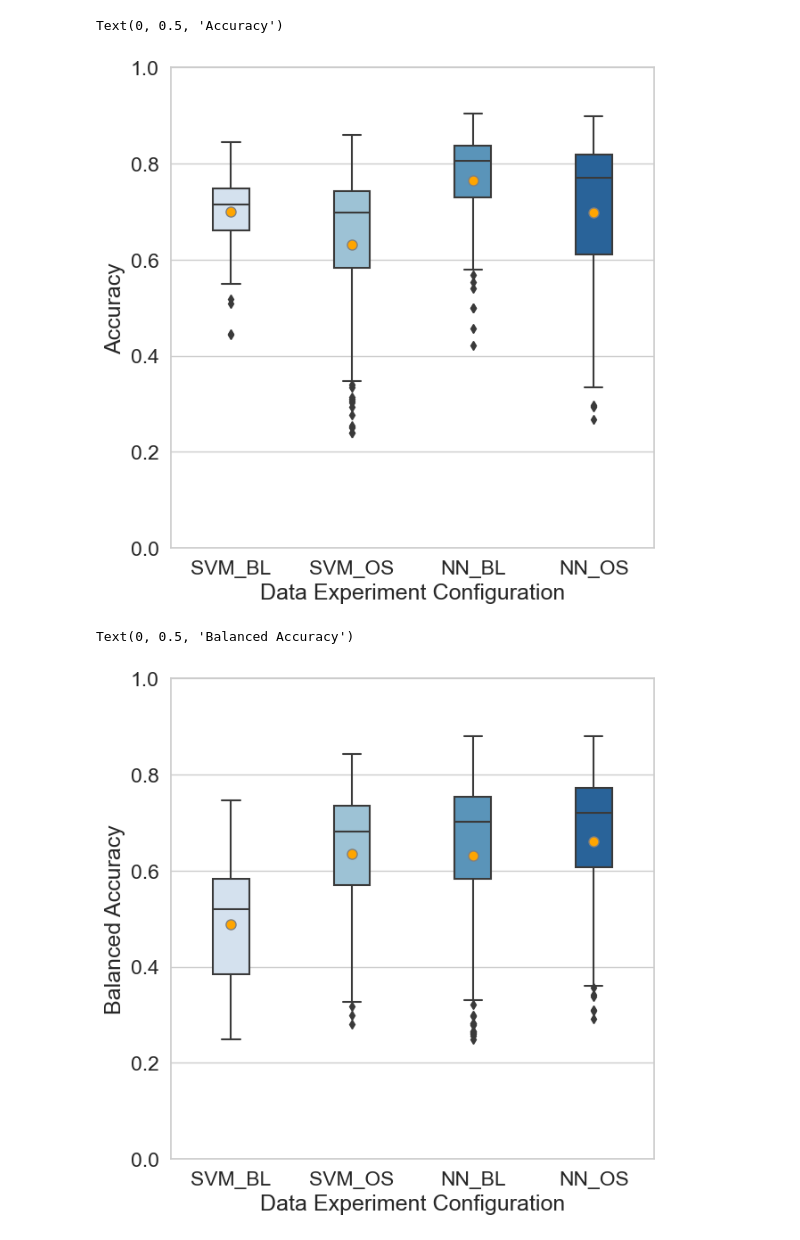
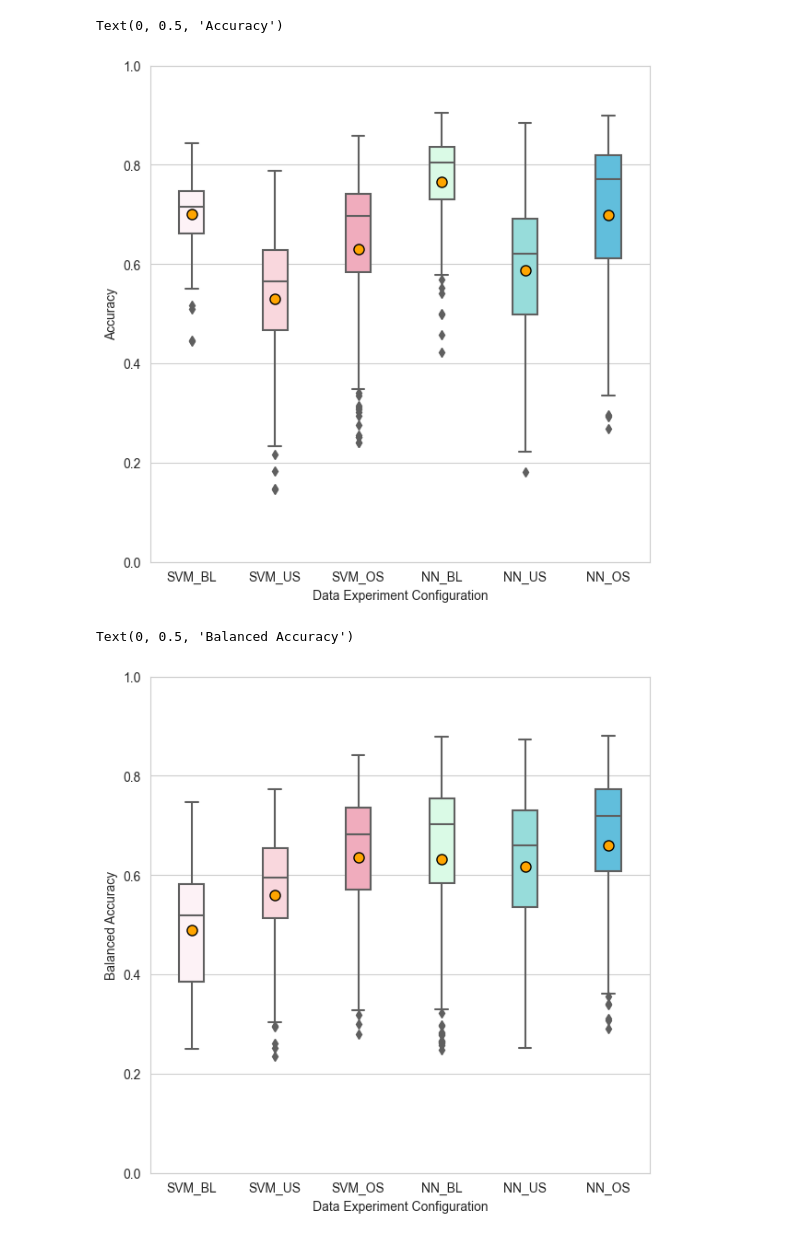
Before and after one commit to annanda/emotion_detection_for_children_with_asd, a Jupyter notebook: emotion_detection_system/processing_results/notebooks/BoxPlot - Chap 6 Thesis.ipynb, the cells around one changed output. Saved outputs shown, nothing was run; the diff lists cells and outputs as text; code cells hidden in the pictures.

Commit message:
Results for step-2, chap 6 of Thesis.

```diff
--- a/emotion_detection_system/processing_results/notebooks/BoxPlot - Chap 6 Thesis.ipynb
+++ b/emotion_detection_system/processing_results/notebooks/BoxPlot - Chap 6 Thesis.ipynb
@@ -36,10 +36,13 @@ def does_it_pass_t_test(values_1, values_2,tolerance=0.05):
 # %%
 BASELINE_DATA['data_experiment_config'] = 'SVM_BL'
 oversampling_data_results['data_experiment_config'] = 'SVM_OS'
+svm_undersampling_data_results['data_experiment_config'] = 'SVM_US'
 nn_bl_data_results['data_experiment_config'] = 'NN_BL'
 nn_oversampling_data_results['data_experiment_config'] = 'NN_OS'
-current_data = pd.concat([BASELINE_DATA, oversampling_data_results, nn_bl_data_results, nn_oversampling_data_results])
-current_data.head()
+nn_undersampling_data_results['data_experiment_config'] = 'NN_US'
+current_data = pd.concat([BASELINE_DATA, svm_undersampling_data_results, oversampling_data_results,
+                          nn_bl_data_results, nn_undersampling_data_results, nn_oversampling_data_results])
+current_data
 # %% [output]
 |  | Data_Included_Slug | Participant | Session | Scenario | Annotation_Type | Accuracy | Accuracy_Balanced | ... |
 | 0 | session_03_02_va_early_fusion | NaN | Session_03_02 | va_early_fusion | parents | 0.7030 | 0.5978 | ... |
@@ -50,26 +60,31 @@ current_data.head()
 # %%
+my_palette = {'SVM_BL': '#FFF0F5', 'SVM_US': '#FFD1DA', 'SVM_OS': '#FBA1B7',
+             'NN_OS': '#4CC9F0', 'NN_US': '#8BE8E5', 'NN_BL': '#D5FFE4' }
+sns.set_style("whitegrid")
 ax = sns.boxplot(data=current_data, x="data_experiment_config", y="Accuracy",
-                 width=0.3, palette='Blues', showmeans=True,
+                 width=0.3, palette=my_palette, showmeans=True,
                  meanprops={'marker':'o',
                        'markerfacecolor':'orange',
-                       'markeredgecolor':'grey',
+                       'markeredgecolor':'black',
                        'markersize':'8'})
 ax.set(ylim=(0,1))
 ax.set_xlabel('Data Experiment Configuration')
 ax.set_ylabel('Accuracy')
 # %% [output]
 Text(0, 0.5, 'Accuracy')
-[figure, old version]
+[figure, new version]
 # %%
+my_palette = {'SVM_BL': '#FFF0F5', 'SVM_US': '#FFD1DA', 'SVM_OS': '#FBA1B7',
+             'NN_OS': '#4CC9F0', 'NN_US': '#8BE8E5', 'NN_BL': '#D5FFE4' }
 ax = sns.boxplot(data=current_data, x="data_experiment_config", y="Accuracy_Balanced",
-                 width=0.3, palette='Blues',  showmeans=True,
+                 width=0.3, palette=my_palette,  showmeans=True,
                  meanprops={'marker':'o',
                        'markerfacecolor':'orange',
-                       'markeredgecolor':'grey',
+                       'markeredgecolor':'black',
                        'markersize':'8'})
 ax.set(ylim=(0,1))
 ax.set_xlabel('Data Experiment Configuration')
 ax.set_ylabel('Balanced Accuracy')
 # %% [output]
 Text(0, 0.5, 'Balanced Accuracy')
-[figure, old version]
+[figure, new version]
```
Also changed, not shown: parts of 13 cells of this notebook, 2 other files.
